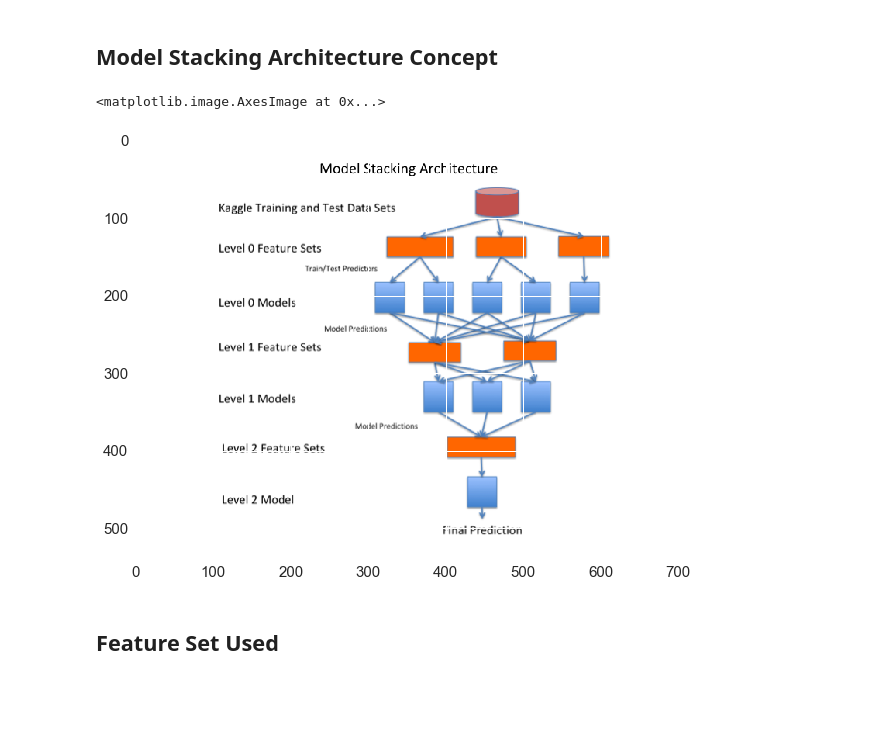
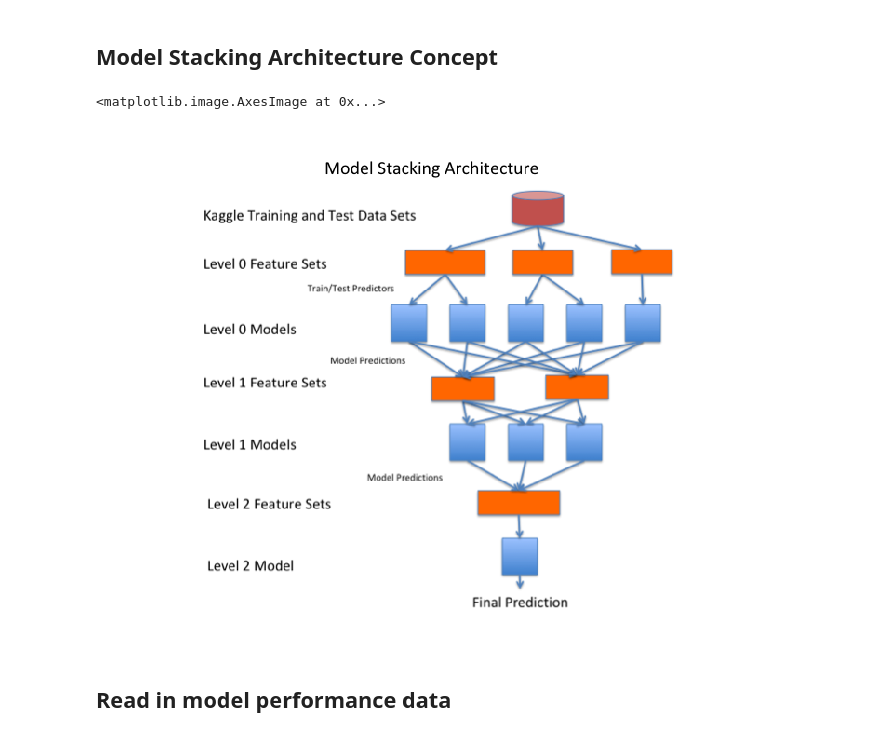
Before and after one commit to jimthompson5802/model-stacking-workbench, a Jupyter notebook: reports/demonstration_report/model_performance_report.ipynb, the cells around one changed output. Saved outputs shown, nothing was run; the diff lists cells and outputs as text; code cells hidden in the pictures; blank space fills up the shorter version.

```diff
--- a/reports/demonstration_report/model_performance_report.ipynb
+++ b/reports/demonstration_report/model_performance_report.ipynb
@@ -9,15 +18,16 @@ The competiton required builiding a binary classification model.  Competitors's
 # %%
 %matplotlib inline
 
 fig, ax = plt.subplots(1)
-fig.set_figheight(8)
-fig.set_figwidth(10)
-ax.
+fig.set_figheight(10)
+fig.set_figwidth(12)
+
+ax.set_yticklabels([])
+ax.set_xticklabels([])
+ax.grid(False)
 
 ms_pic = plt.imread('./model_stacking_architecture.png')
 ax.imshow(ms_pic)
 # %% [output]
 <matplotlib.image.AxesImage at 0x...>
-[figure, old version]
+[figure, new version]
-# %% [markdown]
-## Feature Set Used
@@ -28,2 +34,4 @@ import seaborn as sns
+# %% [markdown]
+## Read in model performance data
 # %%
 model_performance = pd.read_excel('./model_performance_data.xls',sheet_name='model_performance')
```
Also changed, not shown: parts of 10 cells of this notebook, 1 other file.
